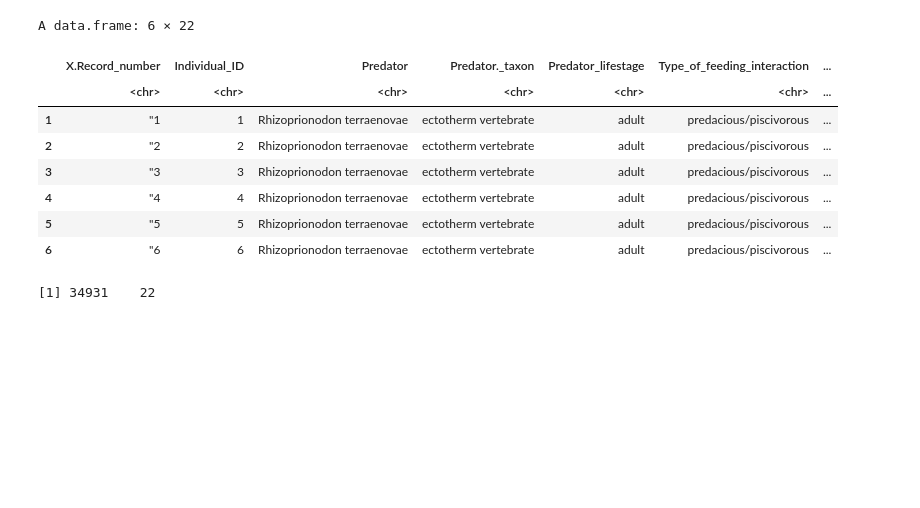
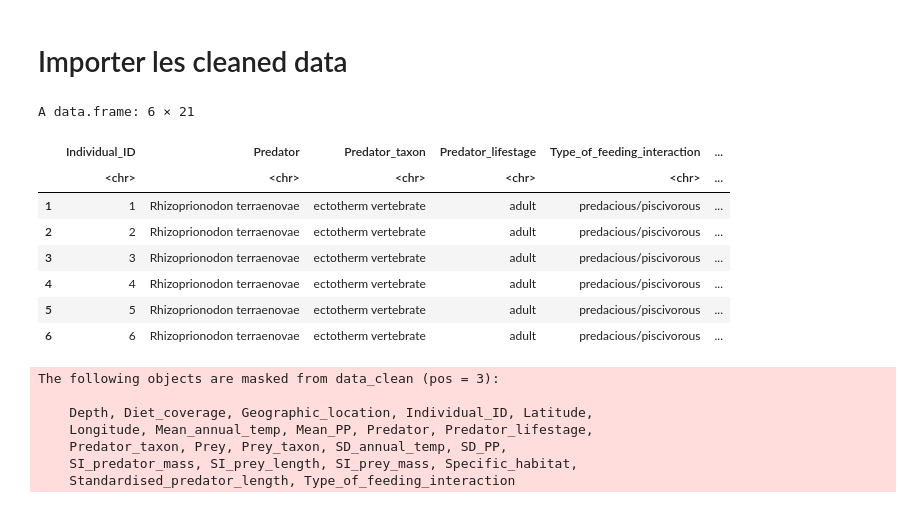
Before and after one commit to zfourati/Predator-and-prey-body-sizes-in-marine-food-webs, a Jupyter notebook: script_zeineb.ipynb, the cells around one changed output. Drawn from its saved outputs; the diff is of its cells as text; code cells hidden in the pictures; blank space fills up the shorter version.

Commit message:
create new cleaned table

```diff
--- a/script_zeineb.ipynb
+++ b/script_zeineb.ipynb
@@ -1,39 +1,33 @@
 # %%
 library(tidyverse)
+# %% [markdown]
+# Importer les cleaned data
 # %%
-data_raw <- read.csv(
-  "Predator_and_prey_body_sizes_in_marine_food_webs.csv",
+data_clean <- read.csv(
+  "data_cleaned.csv",
   header = TRUE,
-  sep = "\t",
-  quote = "",
-  check.names = TRUE,
-  strip.white = TRUE,
-  fileEncoding = "latin1"
-)
+  sep = ",",
+  quote = "\"",
+  stringsAsFactors = FALSE)
 
-cols_to_keep <- c("X.Record_number", "Individual_ID", "Predator",
-                  "Predator._taxon", "Predator_lifestage",
-                  "Type_of_feeding_interaction", "Standardised.predator.length",
-                  "SI.predator.mass", "Diet.coverage",
-                  "Prey", "Prey.taxon", "SI.prey.length", "SI.prey.mass",
-                  "Geographic.location", "Latitude", "Longitude",
-                  "Depth", "Mean.annual.temp", "SD.annual.temp",
-                  "Mean.PP", "SD.PP", "Specific.habitat")
 
-data_clean <- data_raw[, cols_to_keep, drop = FALSE]
 
 head(data_clean)
+attach(data_clean)
 # %% [output]
-A data.frame: 6 × 22
+A data.frame: 6 × 21
-|  | X.Record_number | Individual_ID | Predator | Predator._taxon | Predator_lifestage | Type_of_feeding_interaction | ... |
-|  | <chr> | <chr> | <chr> | <chr> | <chr> | <chr> | ... |
-| 1 | "1 | 1 | Rhizoprionodon terraenovae | ectotherm vertebrate | adult | predacious/piscivorous | ... |
-| 2 | "2 | 2 | Rhizoprionodon terraenovae | ectotherm vertebrate | adult | predacious/piscivorous | ... |
-| 3 | "3 | 3 | Rhizoprionodon terraenovae | ectotherm vertebrate | adult | predacious/piscivorous | ... |
-| 4 | "4 | 4 | Rhizoprionodon terraenovae | ectotherm vertebrate | adult | predacious/piscivorous | ... |
-| 5 | "5 | 5 | Rhizoprionodon terraenovae | ectotherm vertebrate | adult | predacious/piscivorous | ... |
-| 6 | "6 | 6 | Rhizoprionodon terraenovae | ectotherm vertebrate | adult | predacious/piscivorous | ... |
+|  | Individual_ID | Predator | Predator_taxon | Predator_lifestage | Type_of_feeding_interaction | ... |
+|  | <chr> | <chr> | <chr> | <chr> | <chr> | ... |
+| 1 | 1 | Rhizoprionodon terraenovae | ectotherm vertebrate | adult | predacious/piscivorous | ... |
+| 2 | 2 | Rhizoprionodon terraenovae | ectotherm vertebrate | adult | predacious/piscivorous | ... |
+| 3 | 3 | Rhizoprionodon terraenovae | ectotherm vertebrate | adult | predacious/piscivorous | ... |
+| 4 | 4 | Rhizoprionodon terraenovae | ectotherm vertebrate | adult | predacious/piscivorous | ... |
+| 5 | 5 | Rhizoprionodon terraenovae | ectotherm vertebrate | adult | predacious/piscivorous | ... |
+| 6 | 6 | Rhizoprionodon terraenovae | ectotherm vertebrate | adult | predacious/piscivorous | ... |
+The following objects are masked from data_clean (pos = 3):
+
+    Depth, Diet_coverage, Geographic_location, Individual_ID, Latitude,
+    Longitude, Mean_annual_temp, Mean_PP, Predator, Predator_lifestage,
+    Predator_taxon, Prey, Prey_taxon, SD_annual_temp, SD_PP,
+    SI_predator_mass, SI_prey_length, SI_prey_mass, Specific_habitat,
+    Standardised_predator_length, Type_of_feeding_interaction
-# %%
-dim(data_clean)
-# %% [output]
-[1] 34931    22
```
Also changed, not shown: parts of 9 cells of this notebook, 2 other files.
